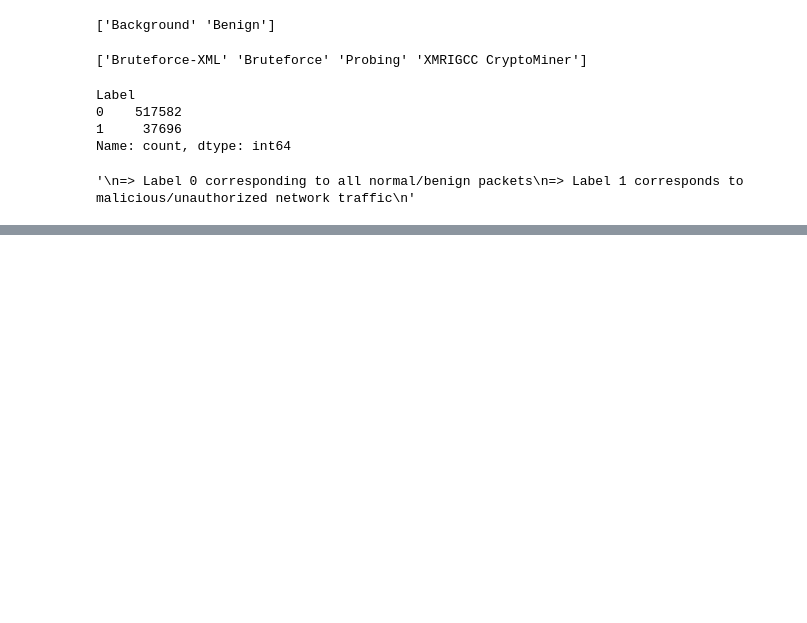
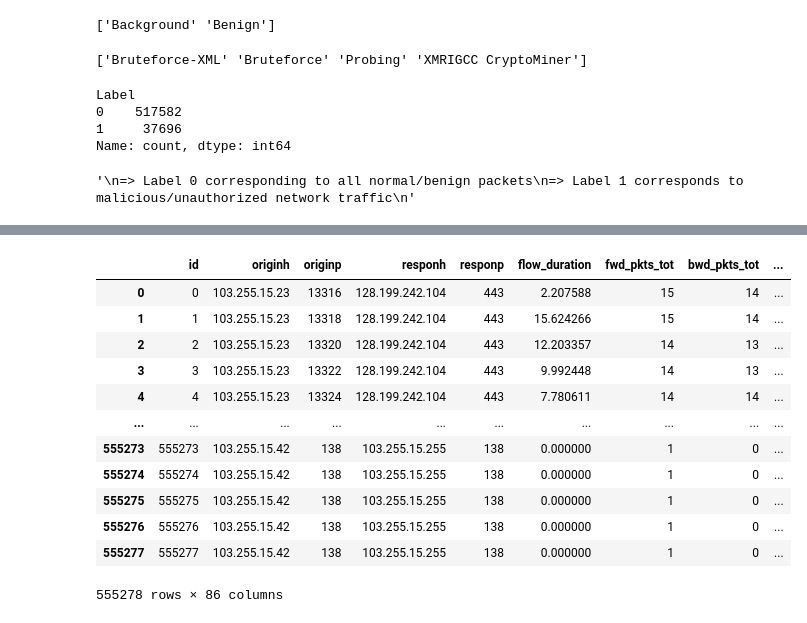
Before and after one commit to suchirmv-1524/AIML-For-CyberSecurity, a Jupyter notebook: codes/IDS/Intrusion-Detection-System-Using-ML.ipynb, the cells around one changed output, grey strips where cells are left out. Saved outputs shown, nothing was run; the diff lists cells and outputs as text; code cells hidden in the pictures; blank space fills up the shorter version.

```diff
--- a/codes/Intrusion-Detection-System-Using-ML.ipynb
+++ b/codes/IDS/Intrusion-Detection-System-Using-ML.ipynb
@@ -256,0 +222,4 @@ ValueError: could not convert string to float: 'Cg61Jch3vdz9DBptj'
+# %%
+# Apply the transformations on this df
+df_transformed = df.copy()
+df_transformed
@@ -256,0 +240,20 @@ ValueError: could not convert string to float: 'Cg61Jch3vdz9DBptj'
+# %%
+# Drop 'uid' and 'Unnamed : 0' columns as it has no relevance to the model
+df_transformed.drop(columns=['uid', 'Unnamed: 0'], inplace=True)
+# Rename 'Unnamed: 0.1' column to 'id'
+df_transformed.rename(columns={'Unnamed: 0.1': 'id'}, inplace=True)
+df_transformed
+# %% [output]
+|  | id | originh | originp | responh | responp | flow_duration | fwd_pkts_tot | bwd_pkts_tot | ... |
+| 0 | 0 | 103.255.15.23 | 13316 | 128.199.242.104 | 443 | 2.207588 | 15 | 14 | ... |
+| 1 | 1 | 103.255.15.23 | 13318 | 128.199.242.104 | 443 | 15.624266 | 15 | 14 | ... |
+| 2 | 2 | 103.255.15.23 | 13320 | 128.199.242.104 | 443 | 12.203357 | 14 | 13 | ... |
+| 3 | 3 | 103.255.15.23 | 13322 | 128.199.242.104 | 443 | 9.992448 | 14 | 13 | ... |
+| 4 | 4 | 103.255.15.23 | 13324 | 128.199.242.104 | 443 | 7.780611 | 14 | 14 | ... |
+| ... | ... | ... | ... | ... | ... | ... | ... | ... | ... |
+| 555273 | 555273 | 103.255.15.42 | 138 | 103.255.15.255 | 138 | 0.000000 | 1 | 0 | ... |
+| 555274 | 555274 | 103.255.15.42 | 138 | 103.255.15.255 | 138 | 0.000000 | 1 | 0 | ... |
+| 555275 | 555275 | 103.255.15.42 | 138 | 103.255.15.255 | 138 | 0.000000 | 1 | 0 | ... |
+| 555276 | 555276 | 103.255.15.42 | 138 | 103.255.15.255 | 138 | 0.000000 | 1 | 0 | ... |
+| 555277 | 555277 | 103.255.15.42 | 138 | 103.255.15.255 | 138 | 0.000000 | 1 | 0 | ... |
+555278 rows × 86 columns
```
Also changed, not shown: parts of 8 cells of this notebook, 2 other files.
